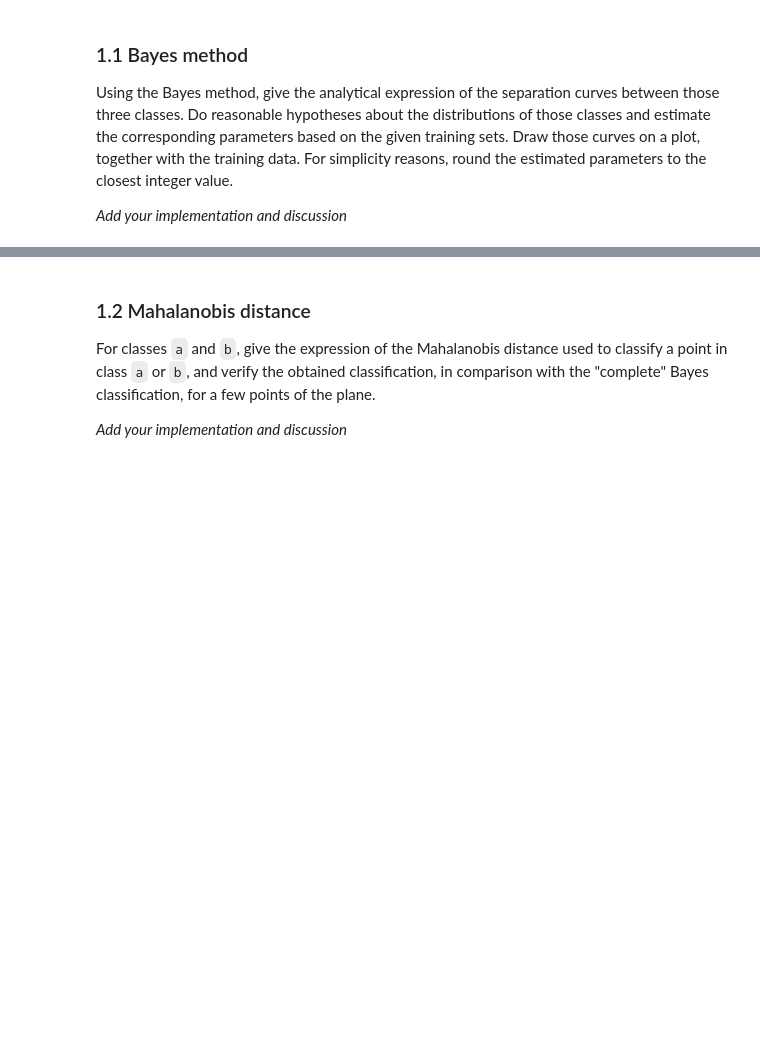
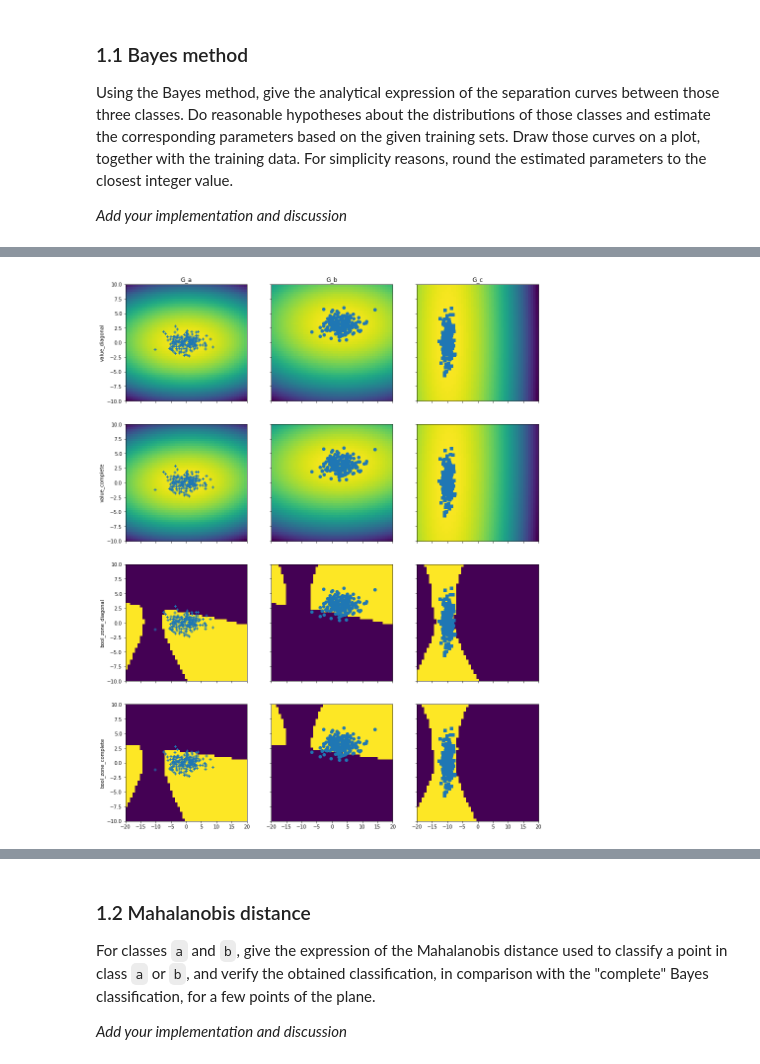
Before and after one commit to AlbericDeLajarte/ImageAnalysis, a Jupyter notebook: labs/Lab3-classification.ipynb, the cells around one changed output, grey strips where cells are left out. Cells and saved outputs as stored; diff of their text form; code cells hidden in the pictures; blank space fills up the shorter version.

```diff
--- a/labs/Lab3-classification.ipynb
+++ b/labs/Lab3-classification.ipynb
@@ -95,14 +99,17 @@ We compute all quadrics between all the classes. Then, for a given point $x$ we
 - B or C -> $x\notin C$
 
 If a point doesnt not belong to B and C, we conclue it's in A.
-# %%
-x = np.matrix([[1,2], [3,4]])
-print(x)
-print(x.I)
-#print(LA.inv(x))
 # %%
-def discriminant_bayesian_complete(x, mu, var):
-    mu = np.asmatrix(mu).T
-    var = np.asmatrix(var)
-    g = -0.5*(x.T@var.I@x) + 0.5*x.T@var.I@mu - 0.5*mu.T@var.I@mu + 0.5*mu.T@var.I@x - np.log(2*np.pi*np.sqrt(LA.norm(var)))
-    return g
+# Analytical expression of Bayesian discriminant function with covariance matrix and no constant
+def discriminant_bayesian_complete(mu, var, XX, YY):
+    def foo(X, mu, var):
+        mu = np.asmatrix(mu).T
+        var = np.asmatrix(var)
+        g = -0.5*(X.T@var.I@X) + 0.5*X.T@var.I@mu - 0.5*mu.T@var.I@mu + 0.5*mu.T@var.I@X - np.log(2*np.pi*np.sqrt(LA.norm(var)))
+        return g
+    G = np.zeros((len(XX[0]), len(YY)))
+    for i, x in enumerate(XX[0]):
+        for j, y in enumerate(YY):
+            X = np.matrix([[x], [y[0]]])
+            G[j,i] = foo(X, mu, var)
+    return G
@@ -119,2 +116,8 @@ def foo(mu, var):
+# %%
+# Analytical expression of Bayesian discriminant function with diagonal covariance matrix and no constant
+def discriminant_bayesian_diagonal(mu, var, XX, YY):
+    C = np.transpose(mu)@LA.inv(var)@mu/(-2)
+    G = (var[1,1]*XX**2 + var[0,0]*YY**2)/(-2*var[1,1]*var[0,0]) + (var[1,1]*XX*mu[0] + var[0,0]*YY*mu[1])/(var[1,1]*var[0,0]) + C
+    return G
 # %%
 # Create 2D space
@@ -209,0 +160,13 @@ plt.show()
+# %%
+# Plot the function with the dataset
+fig, axes = plt.subplots(4, len(Gs), figsize = (15, 20), sharey=True, sharex=True)
+for i, v in enumerate(["value_diagonal", "value_complete", "bool_zone_diagonal", "bool_zone_complete"]):
+    for j, (G, axe) in enumerate(zip(Gs, axes[i,:])):
+        if j == 0: axe.set_ylabel(v)
+        axe.pcolor(XX,YY, G[v])
+        axe.scatter(G["datapoint"][:,0], G["datapoint"][:,1], marker = G["marker"])
+        if i == 0: axe.set_title(G["name"])
+
+plt.show()
+# %% [output]
+[figure, added]
```
Also changed, not shown: parts of 16 cells of this notebook, 5 other files.
